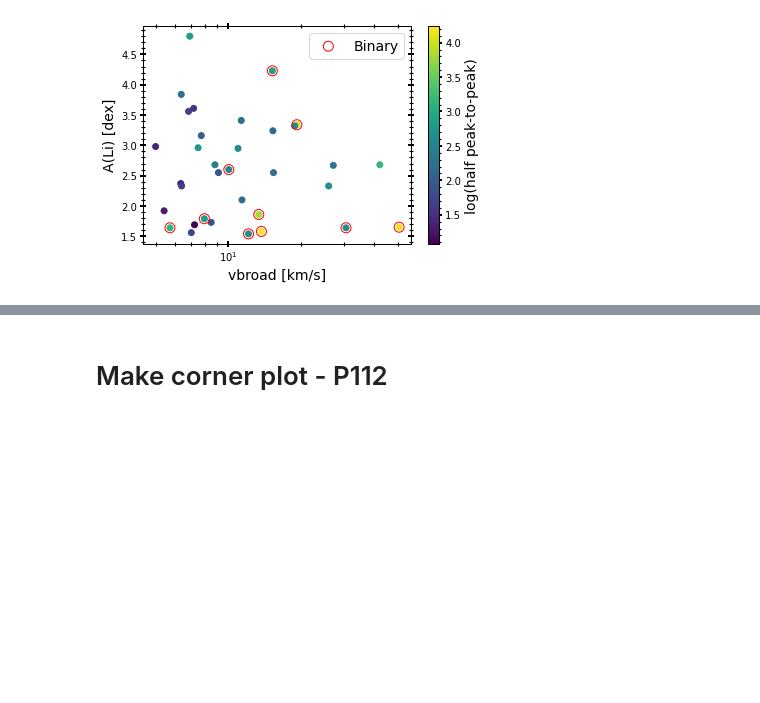
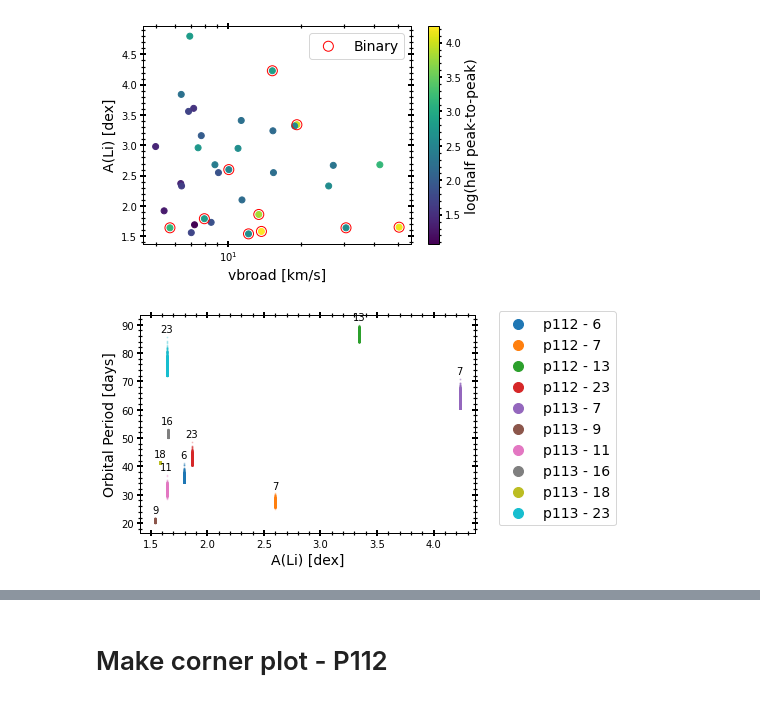
Before and after one commit to MaryumSayeed/ESPRESSO, a Jupyter notebook: scripts/rv_program.ipynb, the cells around one changed output, grey strips where cells are left out. Drawn from its saved outputs; the diff is of its cells as text; code cells hidden in the pictures; blank space fills up the shorter version.

```diff
--- a/scripts/rv_program.ipynb
+++ b/scripts/rv_program.ipynb
@@ -618,3 +620,52 @@ plt.xscale('log')
 # %% [output]
 1.0794814988486947 4.236917426774277
 [figure]
+# %%
+def make_density_plot_P():
+    PLOT_PARAMS()
+    program = 'p112'
+    version = 1
+    fig = plt.figure()
+    ax  = plt.subplot(111)
+    for RG in in_112:
+        fname1 = '../mcmc/%s/%s_mcmc_%s.pickle'%(program,RG,version)
+        fname2 = '../mcmc/%s/%s_trace_%s.pickle'%(program,RG,version)
+        with open(fname1, 'rb') as handle:
+            mcmc_samples = pickle.load(handle)
+        with open(fname2, 'rb') as handle:
+            trace = pickle.load(handle)
+        colnames = ['P','e','K','v0']
+        summary = az.summary(trace, colnames)
+
+        Li_val = merged_112[merged_112.RG_id==RG]['Li_val'].values[0]
+        P_vals  = mcmc_samples.tbl.to_pandas()['P']
+        Li_vals = [Li_val]*len(P_vals)
+        plt.scatter(Li_vals,P_vals ,s=1,alpha=0.2,label='%s - %s'%(program, RG))
+        plt.text(Li_val, max(P_vals)+1, s=RG, ha='center',va='bottom')
+
+    program = 'p113'
+    for RG in in_113:
+        fname1 = '../mcmc/%s/%s_mcmc_%s.pickle'%(program,RG,version)
+        fname2 = '../mcmc/%s/%s_trace_%s.pickle'%(program,RG,version)
+        with open(fname1, 'rb') as handle:
+            mcmc_samples = pickle.load(handle)
+        with open(fname2, 'rb') as handle:
+            trace = pickle.load(handle)
+        colnames = ['P','e','K','v0']
+        summary = az.summary(trace, colnames)
+
+        Li_val = merged_113[merged_113.RG_id==RG]['Li_val'].values[0]
+        P_vals  = mcmc_samples.tbl.to_pandas()['P']
+        Li_vals = [Li_val]*len(P_vals)
+        plt.scatter(Li_vals,P_vals ,s=1,alpha=0.2,label='%s - %s'%(program, RG))
+        plt.text(Li_val, max(P_vals)+1, s=RG, ha='center',va='bottom')
+
+    lgnd = ax.legend(markerscale=10, bbox_to_anchor=(1.05, 1.05))
+    for lh in lgnd.legend_handles:
+        lh.set_alpha(1)
+    plt.xlabel('A(Li) [dex]')
+    plt.ylabel('Orbital Period [days]')
+
+make_density_plot_P()
+# %% [output]
+[figure, added]
```
Also changed, not shown: parts of 8 cells of this notebook, 3 other files.
